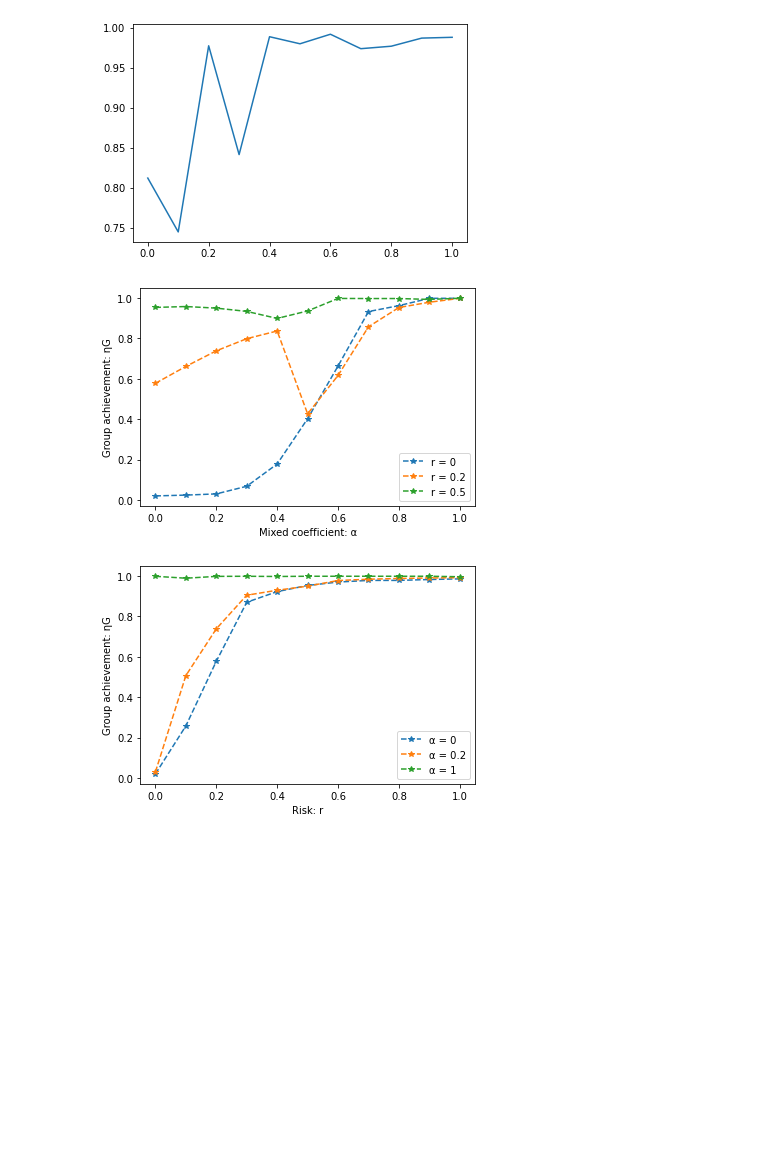
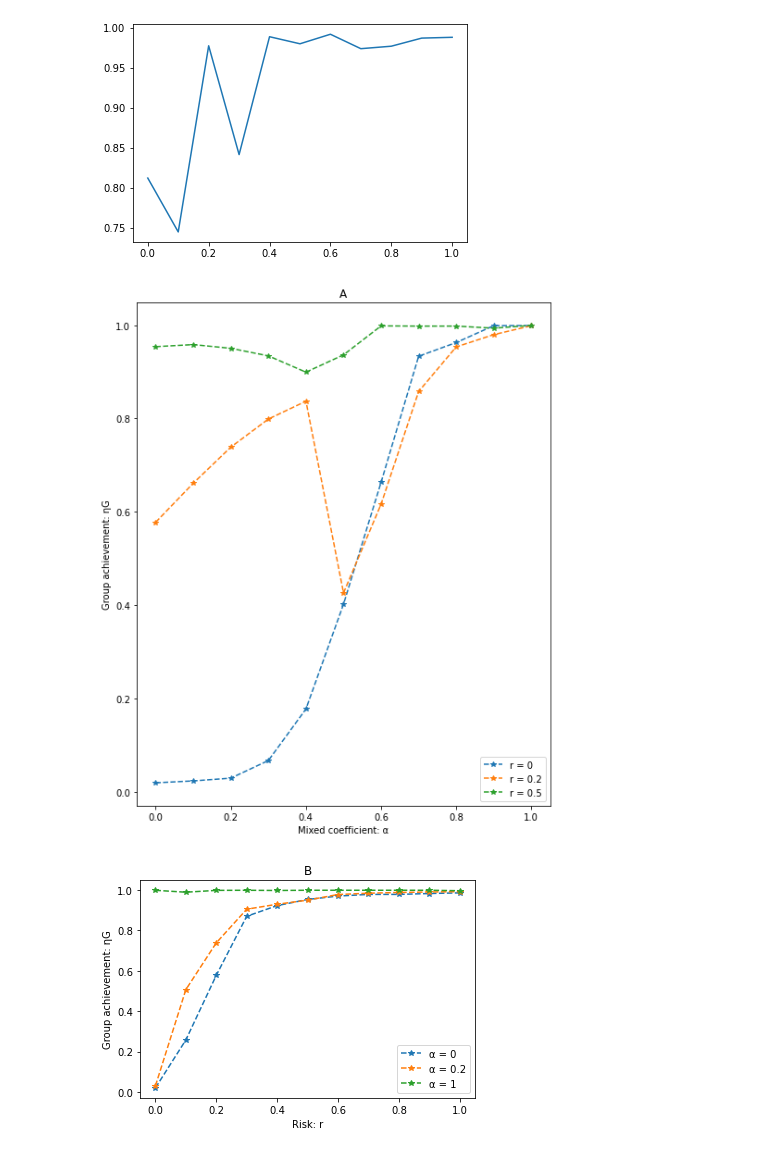
Before and after one commit to OlivierDelattre/cgt_project, a Jupyter notebook: test.ipynb, the cells around one changed output. Cells and saved outputs as stored; diff of their text form; code cells hidden in the pictures; blank space fills up the shorter version.

Commit message:
code for plotting figure4

```diff
--- a/test.ipynb
+++ b/test.ipynb
@@ -213,34 +213,36 @@ plt.plot(np.arange(0, 1.01, 0.1), group_achievements)
 # %%
 figA_r0 = []
 for alpha in [0, 0.1, 0.2, 0.3, 0.4, 0.5, 0.6, 0.7, 0.8, 0.9, 1]:
     with open(f"fig2/fig2A_r=0_alpha={alpha}_mu=0.01_diffne.pickle", 'rb') as f:
         sd = pickle.load(f)
     figA_r0.append(sd[2])
 
 figA_r02 = []
 for alpha in [0, 0.1, 0.2, 0.3, 0.4, 0.5, 0.6, 0.7, 0.8, 0.9, 1]:
     with open(f"fig2/fig2A_r=0.2_alpha={alpha}_diffne.pickle", 'rb') as f:
         sd = pickle.load(f)
     figA_r02.append(sd[2])
 
 figA_r05 = []
 for alpha in [0, 0.1, 0.2, 0.3, 0.4, 0.5, 0.6, 0.7, 0.8, 0.9, 1]:
     with open(f"fig2/fig2A_r=0.5_alpha={alpha}_mu=0.01_diffne.pickle", 'rb') as f:
         sd = pickle.load(f)
     figA_r05.append(sd[2])
 
     #group_achievements.append(group_achievement)
     #print(f"Alpha = {alpha}:",group_achievement)
-plt.figure()
+plt.figure(figsize=(16,10))
 plt.plot(np.arange(0, 1.01, 0.1), figA_r0,  '*--', label='r = 0')
 plt.plot(np.arange(0, 1.01, 0.1), figA_r02, '*--', label='r = 0.2')
 plt.plot(np.arange(0, 1.01, 0.1), figA_r05, '*--', label='r = 0.5')
 plt.xlabel("Mixed coefficient: \u03B1")
 plt.ylabel("Group achievement: \u03B7G")
+plt.title("A")
 plt.legend()
 plt.show()
+#plt.savefig("fig2/fig2A.png")
 # %% [output]
-[figure, old version]
+[figure, new version]
 # %%
 figB_a0 = []
 for r in [0, 0.1, 0.2, 0.3, 0.4, 0.5, 0.6, 0.7, 0.8, 0.9, 1]:
@@ -268,10 +270,12 @@ plt.plot(np.arange(0, 1.01, 0.1), figB_a02, '*--', label='\u03B1 = 0.2')
 plt.plot(np.arange(0, 1.01, 0.1), figB_a1,  '*--', label='\u03B1 = 1')
 plt.xlabel("Risk: r")
 plt.ylabel("Group achievement: \u03B7G")
+plt.title("B")
 plt.legend()
 plt.show()
+#plt.savefig("fig2/fig2B.png")
 # %% [output]
-[figure, old version]
+[figure, new version]
 # %%
 figC_a0 = []
 mus = [0.001, 0.002, 0.003, 0.004, 0.005, 0.006, 0.007, 0.008, 0.009, 0.01, 0.1, 0.2, 0.3, 0.4, 0.5, 0.6, 0.7, 0.8, 0.9, 1]
```
Also changed, not shown: parts of 9 cells of this notebook.
